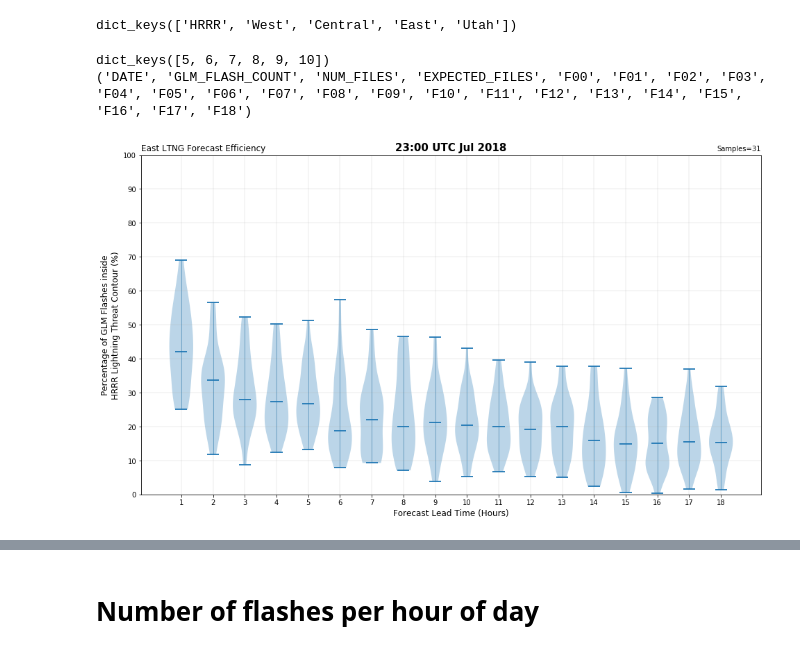
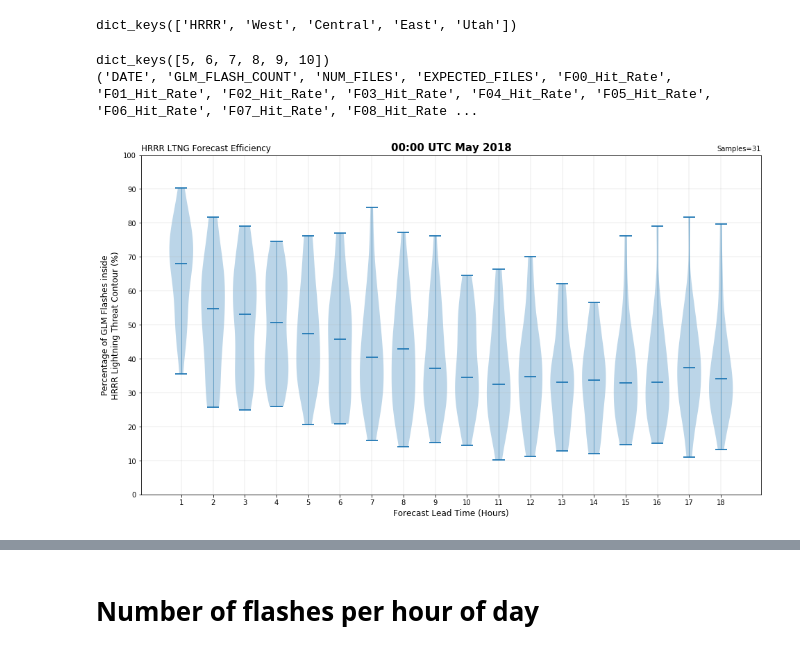
Before and after one commit to blaylockbk/pyBKB_v3, a Jupyter notebook: BB_HRRR/HRRR_GLM_Hit_Rates.ipynb, the cells around one changed output, grey strips where cells are left out. Drawn from its saved outputs; the diff is of its cells as text; code cells hidden in the pictures.

```diff
--- a/BB_HRRR/HRRR_GLM_Hit_Rates.ipynb
+++ b/BB_HRRR/HRRR_GLM_Hit_Rates.ipynb
@@ -38,20 +88,20 @@ mpl.rcParams['savefig.dpi'] = 100
 # %% [markdown]
 # Single Datetime: Hit rate
+# %%
+SINGLE_DATE = datetime(2018, 5, 15, 0)
+DOMAIN = 'West'
+
+DIR = '/uufs/chpc.utah.edu/common/home/u0553130/pyBKB_v3/BB_HRRR/HRRR_GLM_hit_rate_data_TEST/'
+FILE = 'TEST_GLM_in_HRRR_%s_2018_m%02d_h%02d.csv' % (DOMAIN, SINGLE_DATE.month, SINGLE_DATE.hour)
+
+single_data = np.genfromtxt(DIR+FILE, delimiter=',', names=True, dtype=None, encoding='UTF-8')
+# NOTE: Set encoding to 'UTF-8' so the date doesn't return as bytes
+#       numpy genfromtxt mixed numbers and strings encoding
 # %%
-SINGLE_DATE = datetime(2018, 7, 5, 23)
-DOMAIN = 'West'
-
-DIR = '/uufs/chpc.utah.edu/common/home/u0553130/pyBKB_v3/BB_HRRR/HRRR_GLM_hit_rate_data/'
-FILE = 'GLM_in_HRRR_%s_2018_m%02d_h%02d.csv' % (DOMAIN, SINGLE_DATE.month, SINGLE_DATE.hour)
-
-single_data = np.genfromtxt(DIR+FILE, delimiter=',', names=True, dtype=None, encoding='UTF-8')
-# NOTE: Set encoding to 'UTF-8' so the date doesn't return as bytes
-numpy genfromtxt mixed numbers and strings encoding
-
 line = single_data[SINGLE_DATE.day-1]
 got_DATE = datetime.strptime(line[0], '%Y-%m-%d %H:%M:%S')
 got_num_flashes = line[1]
-got_fxx_hit_rate = np.array([line['F%02d' % i] for i in range(19)])*100
+got_fxx_hit_rate = np.array([line['F%02d_Hit_Rate' % i] for i in range(19)])*100
 
 plt.figure(1, figsize=(16,9))
 
@@ -74,3 +124,3 @@ single_data[0][0]
 # %%
-for i in single_data.dtype.names:
-    print(i, single_data[i])
+#for i in single_data.dtype.names:
+#    print(i, single_data[i])
@@ -97,7 +129,7 @@ F18 [0.277  0.6272 0.6751 0.4563 0.1609 0.32   0.2986 0.335  0.2521 0.2952
 # %%
 months = range(5,11)
 
-hour = 23
+hour = 0
 
 domains = ['HRRR', 'West', 'Central', 'East', 'Utah']
 
@@ -105,8 +137,8 @@ data_dict = {}
 for d in domains:
     data_dict[d] = {}
     for m in months:
-        DIR = '/uufs/chpc.utah.edu/common/home/u0553130/pyBKB_v3/BB_HRRR/HRRR_GLM_hit_rate_data/'
-        FILE = 'GLM_in_HRRR_%s_2018_m%02d_h%02d.csv' % (d, m, hour)
+        DIR = '/uufs/chpc.utah.edu/common/home/u0553130/pyBKB_v3/BB_HRRR/HRRR_GLM_hit_rate_data_TEST/'
+        FILE = 'TEST_GLM_in_HRRR_%s_2018_m%02d_h%02d.csv' % (d, m, hour)
         if os.path.exists(DIR+FILE):
             data_dict[d][m] = np.genfromtxt(DIR+FILE, delimiter=',', names=True, dtype=None, encoding='UTF-8')
 
@@ -115,7 +147,7 @@ print(data_dict.keys())
 dict_keys(['HRRR', 'West', 'Central', 'East', 'Utah'])
 # %%
 print(data_dict['HRRR'].keys())
-print(data_dict['HRRR'][5].dtype.names)
+print(data_dict['HRRR'][7].dtype.names)
 # %% [output]
 dict_keys([5, 6, 7, 8, 9, 10])
-('DATE', 'GLM_FLASH_COUNT', 'NUM_FILES', 'EXPECTED_FILES', 'F00', 'F01', 'F02', 'F03', 'F04', 'F05', 'F06', 'F07', 'F08', 'F09', 'F10', 'F11', 'F12', 'F13', 'F14', 'F15', 'F16', 'F17', 'F18')
+('DATE', 'GLM_FLASH_COUNT', 'NUM_FILES', 'EXPECTED_FILES', 'F00_Hit_Rate', 'F01_Hit_Rate', 'F02_Hit_Rate', 'F03_Hit_Rate', 'F04_Hit_Rate', 'F05_Hit_Rate', 'F06_Hit_Rate', 'F07_Hit_Rate', 'F08_Hit_Rate ...
@@ -122,33 +156,33 @@ dict_keys([5, 6, 7, 8, 9, 10])
 # %%
-MONTH = 7
-DOMAIN = 'East'
+MONTH = 5
+DOMAIN = 'HRRR'
 
 plt.figure(1, figsize=(16,9))
-boxes = [data_dict[DOMAIN][MONTH]['F%02d'%f]*100 for f in range(1,19)]
+boxes = [data_dict[DOMAIN][MONTH]['F%02d_Hit_Rate'%f]*100 for f in range(1,19)]
 boxes = [i[~np.isnan(i)] for i in boxes] # filter out nan values
 data = np.array(boxes)
 v = plt.violinplot(boxes, showmedians=True, showmeans=False, widths=.75);
 #for vp in v['bodies']:
 #    vp.set_facecolor('k')
 #    vp.set_edgecolor('k')
 #    vp.set_alpha(0.5)
 #v['cbars'].set_color('k');
 v['cbars'].set_linewidth(1);
 v['cbars'].set_alpha(.5);
 #v['cmaxes'].set_color('k')
 #v['cmins'].set_color('k')
 #v['cmedians'].set_color('k')
 #for i in range(len(a['DATE'])):
 #    plt.plot(range(1,19), data[:,i])
 plt.title('%s LTNG Forecast Efficiency' % DOMAIN, loc='left', fontsize=12)
 plt.title('%02d:00 UTC %s 2018' % (hour, datetime(2018,MONTH,1).strftime('%b')), loc='center', fontweight='semibold')
 plt.title('Samples=%s' % len(data_dict[DOMAIN][MONTH]['DATE']), loc='right', fontsize=10)
 plt.xlabel('Forecast Lead Time (Hours)')
 plt.ylabel('Percentage of GLM Flashes inside\nHRRR Lightning Threat Contour (%)')
 plt.ylim([0,100])
 plt.yticks(range(0,101,10))
 plt.xticks(range(1,19))
 plt.grid()
-plt.savefig(SAVEDIR + "HRRR_GLM_%s_m%02d_h%02d" % (DOMAIN, MONTH, hour))
+#plt.savefig(SAVEDIR + "HRRR_GLM_%s_m%02d_h%02d" % (DOMAIN, MONTH, hour))
 # %% [output]
-[figure, old version]
+[figure, new version]
```
Also changed, not shown: parts of 13 cells of this notebook, 4 other files.
